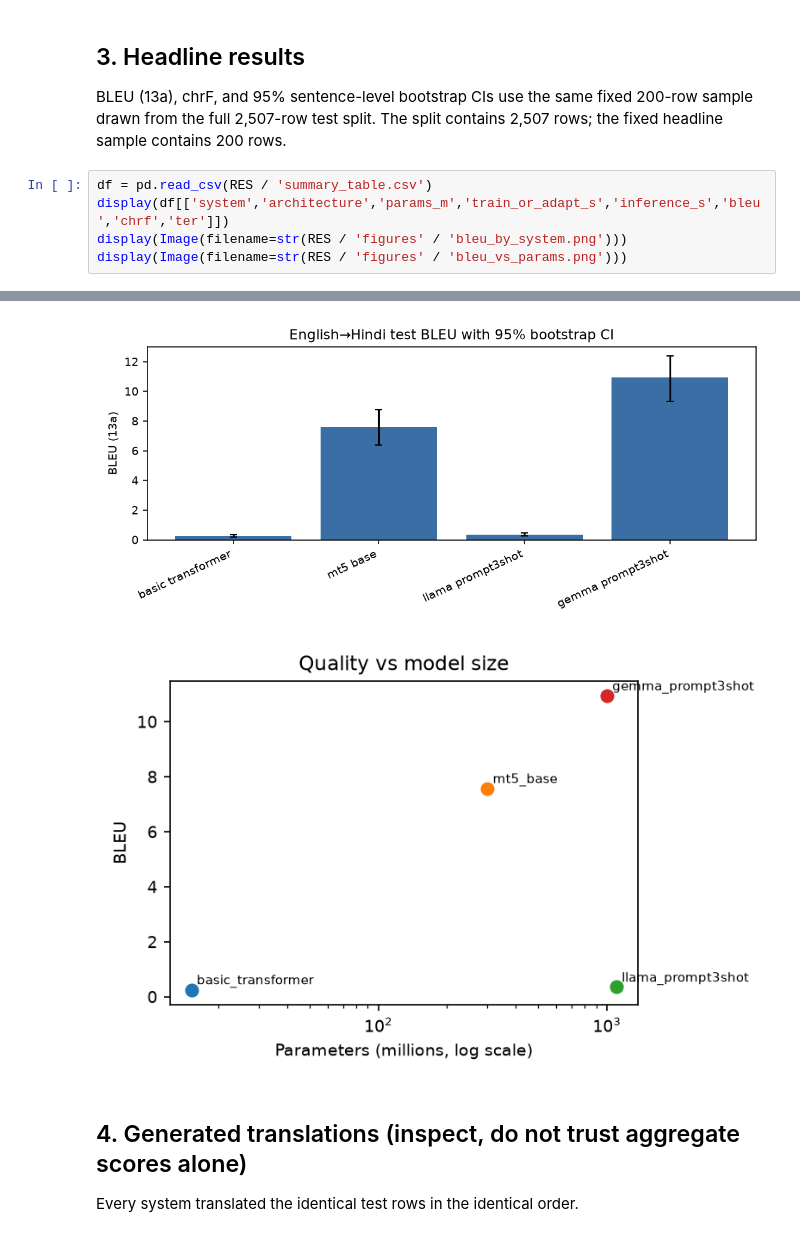
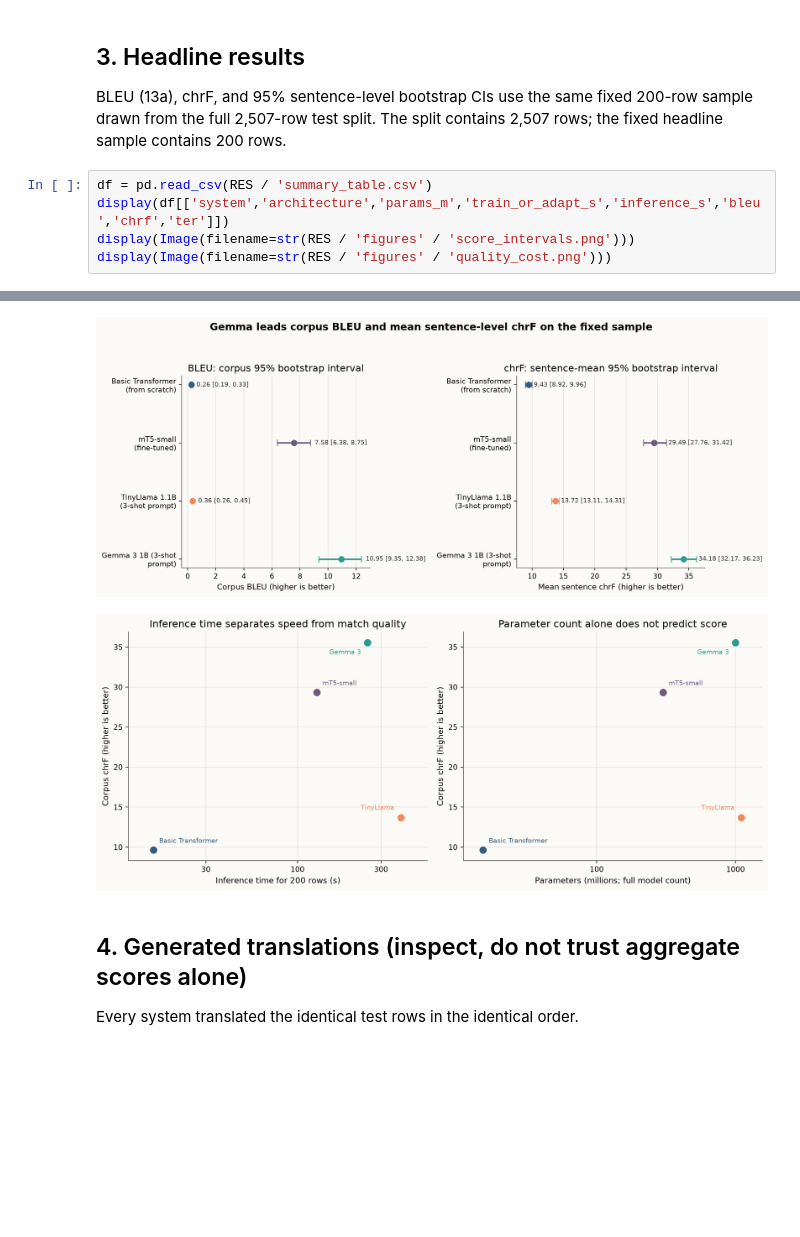
Before and after one commit to AkCodes23/FGAI_Assignment_2, a Jupyter notebook: notebooks/01_results_walkthrough.ipynb, the cells around one changed output, grey strips where cells are left out. Cells and saved outputs as stored; diff of their text form; blank space fills up the shorter version.

Commit message:
Fix report review findings and refresh figures

```diff
--- a/notebooks/01_results_walkthrough.ipynb
+++ b/notebooks/01_results_walkthrough.ipynb
@@ -75,16 +75,16 @@ BLEU (13a), chrF, and 95% sentence-level bootstrap CIs use the same fixed 200-ro
 # %%
 df = pd.read_csv(RES / 'summary_table.csv')
 display(df[['system','architecture','params_m','train_or_adapt_s','inference_s','bleu','chrf','ter']])
-display(Image(filename=str(RES / 'figures' / 'bleu_by_system.png')))
-display(Image(filename=str(RES / 'figures' / 'bleu_vs_params.png')))
+display(Image(filename=str(RES / 'figures' / 'score_intervals.png')))
+display(Image(filename=str(RES / 'figures' / 'quality_cost.png')))
 # %% [output]
 |  | system | architecture | params_m | train_or_adapt_s | inference_s | bleu | chrf | ter |
 | 0 | Basic Transformer (from scratch) | encoder-decoder | 15.2 | 463.9 | 15.070 | 0.262 | 9.624 | 145.377 |
 | 1 | mT5-small (fine-tuned) | encoder-decoder | 300.2 | 12379.4 | 128.950 | 7.581 | 29.335 | 82.141 |
 | 2 | TinyLlama 1.1B (3-shot prompt) | decoder-only | 1100.0 | NaN | 389.144 | 0.358 | 13.663 | 118.142 |
 | 3 | Gemma 3 1B (3-shot prompt) | decoder-only | 999.9 | NaN | 250.850 | 10.952 | 35.566 | 84.998 |
-[figure, old version]
+[figure, new version]
-[figure, old version]
+[figure, new version]
 # %% [markdown]
 ## 4. Generated translations (inspect, do not trust aggregate scores alone)
 
```
Also changed, not shown: parts of 2 cells of this notebook, 25 other files.
